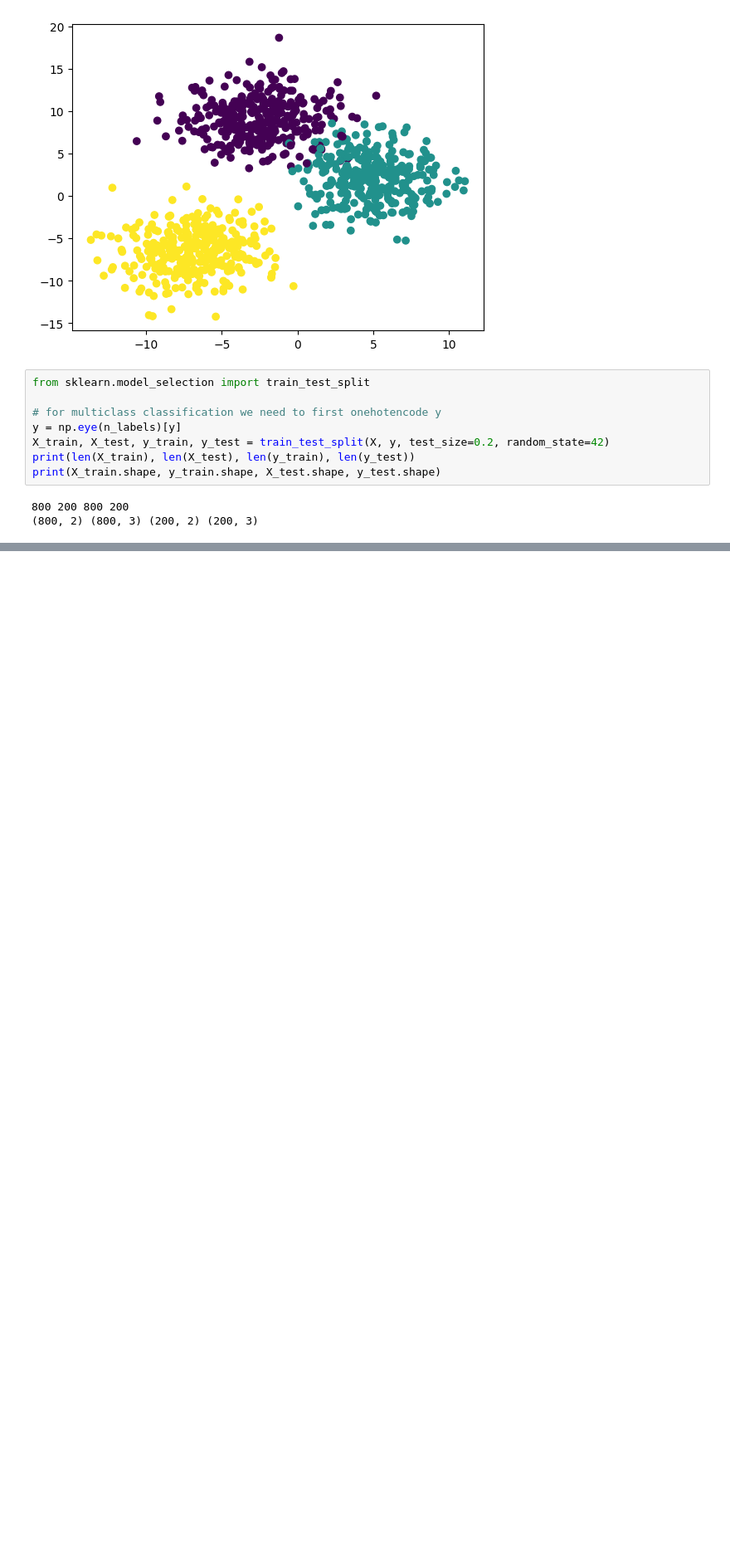
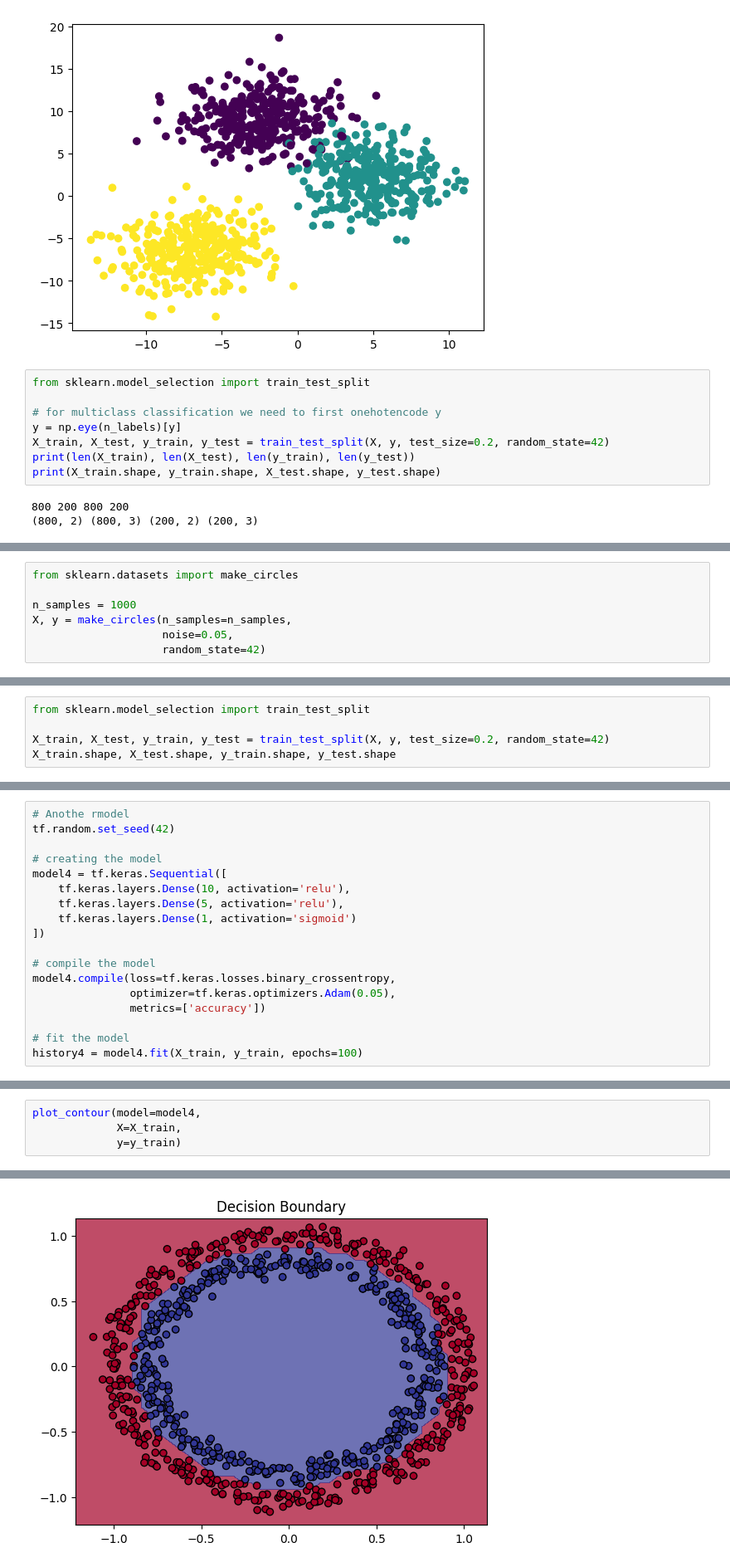
Before and after one commit to AkhilTrivedi1998/Tensorflow_practice, a Jupyter notebook: Neural-Network-Classification/Neural_Network_Classification.ipynb, the cells around one changed output, grey strips where cells are left out. Shown at 83% size. Drawn from its saved outputs; the diff is of its cells as text; blank space fills up the shorter version.

```diff
--- a/Neural-Network-Classification/Neural_Network_Classification.ipynb
+++ b/Neural-Network-Classification/Neural_Network_Classification.ipynb
@@ -393,0 +394,7 @@ pd.DataFrame(history3.history).plot()
+# %%
+from sklearn.datasets import make_circles
+
+n_samples = 1000
+X, y = make_circles(n_samples=n_samples,
+                    noise=0.05,
+                    random_state=42)
@@ -393,0 +406,5 @@ pd.DataFrame(history3.history).plot()
+# %%
+from sklearn.model_selection import train_test_split
+
+X_train, X_test, y_train, y_test = train_test_split(X, y, test_size=0.2, random_state=42)
+X_train.shape, X_test.shape, y_train.shape, y_test.shape
@@ -393,0 +413,18 @@ pd.DataFrame(history3.history).plot()
+# %%
+# Anothe rmodel
+tf.random.set_seed(42)
+
+# creating the model
+model4 = tf.keras.Sequential([
+    tf.keras.layers.Dense(10, activation='relu'),
+    tf.keras.layers.Dense(5, activation='relu'),
+    tf.keras.layers.Dense(1, activation='sigmoid')
+])
+
+# compile the model
+model4.compile(loss=tf.keras.losses.binary_crossentropy,
+               optimizer=tf.keras.optimizers.Adam(0.05),
+               metrics=['accuracy'])
+
+# fit the model
+history4 = model4.fit(X_train, y_train, epochs=100)
@@ -393,0 +449,5 @@ pd.DataFrame(history3.history).plot()
+# %%
+plot_contour(model=model4,
+             X=X_train,
+             y=y_train)
+# %% [output]
@@ -393,0 +456 @@ pd.DataFrame(history3.history).plot()
+[figure, added]
```
Also changed, not shown: parts of 45 cells of this notebook, 1 other file.
